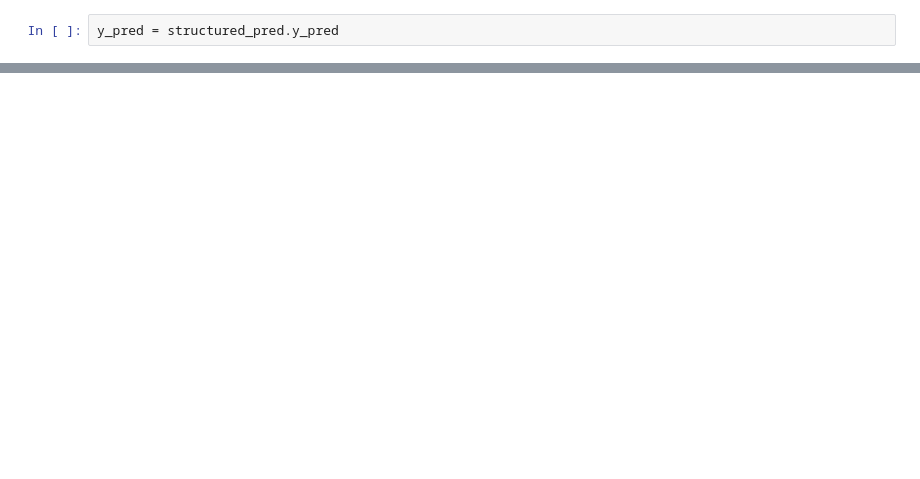
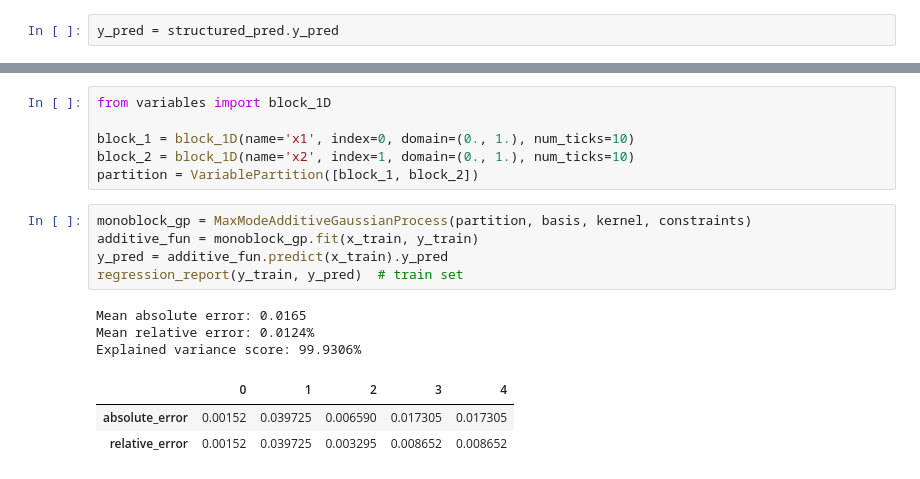
Before and after one commit to Algue-Rythme/MaxModeAdditiveGP, a Jupyter notebook: toy_tutorial.ipynb, the cells around one changed output, grey strips where cells are left out. Saved outputs shown, nothing was run; the diff lists cells and outputs as text; blank space fills up the shorter version.

```diff
--- a/toy_tutorial.ipynb
+++ b/toy_tutorial.ipynb
@@ -117,0 +157,18 @@ df
+# %%
+from variables import block_1D
+
+block_1 = block_1D(name='x1', index=0, domain=(0., 1.), num_ticks=10)
+block_2 = block_1D(name='x2', index=1, domain=(0., 1.), num_ticks=10)
+partition = VariablePartition([block_1, block_2])
+# %%
+monoblock_gp = MaxModeAdditiveGaussianProcess(partition, basis, kernel, constraints)
+additive_fun = monoblock_gp.fit(x_train, y_train)
+y_pred = additive_fun.predict(x_train).y_pred
+regression_report(y_train, y_pred)  # train set
+# %% [output]
+Mean absolute error: 0.0165
+Mean relative error: 0.0124%
+Explained variance score: 99.9306%
+|  | 0 | 1 | 2 | 3 | 4 |
+| absolute_error | 0.00152 | 0.039725 | 0.006590 | 0.017305 | 0.017305 |
+| relative_error | 0.00152 | 0.039725 | 0.003295 | 0.008652 | 0.008652 |
```
Also changed, not shown: parts of 23 cells of this notebook, 4 other files.
